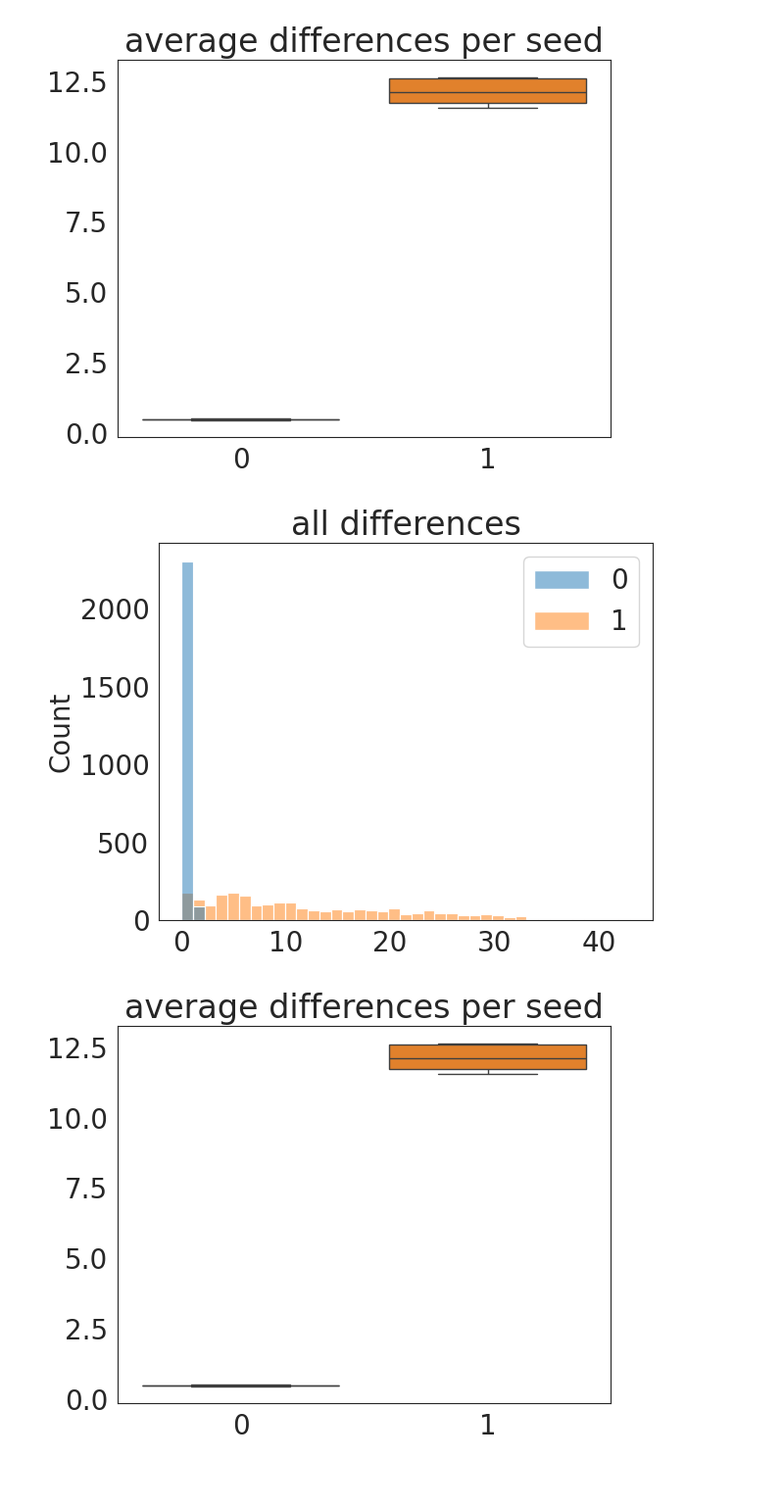
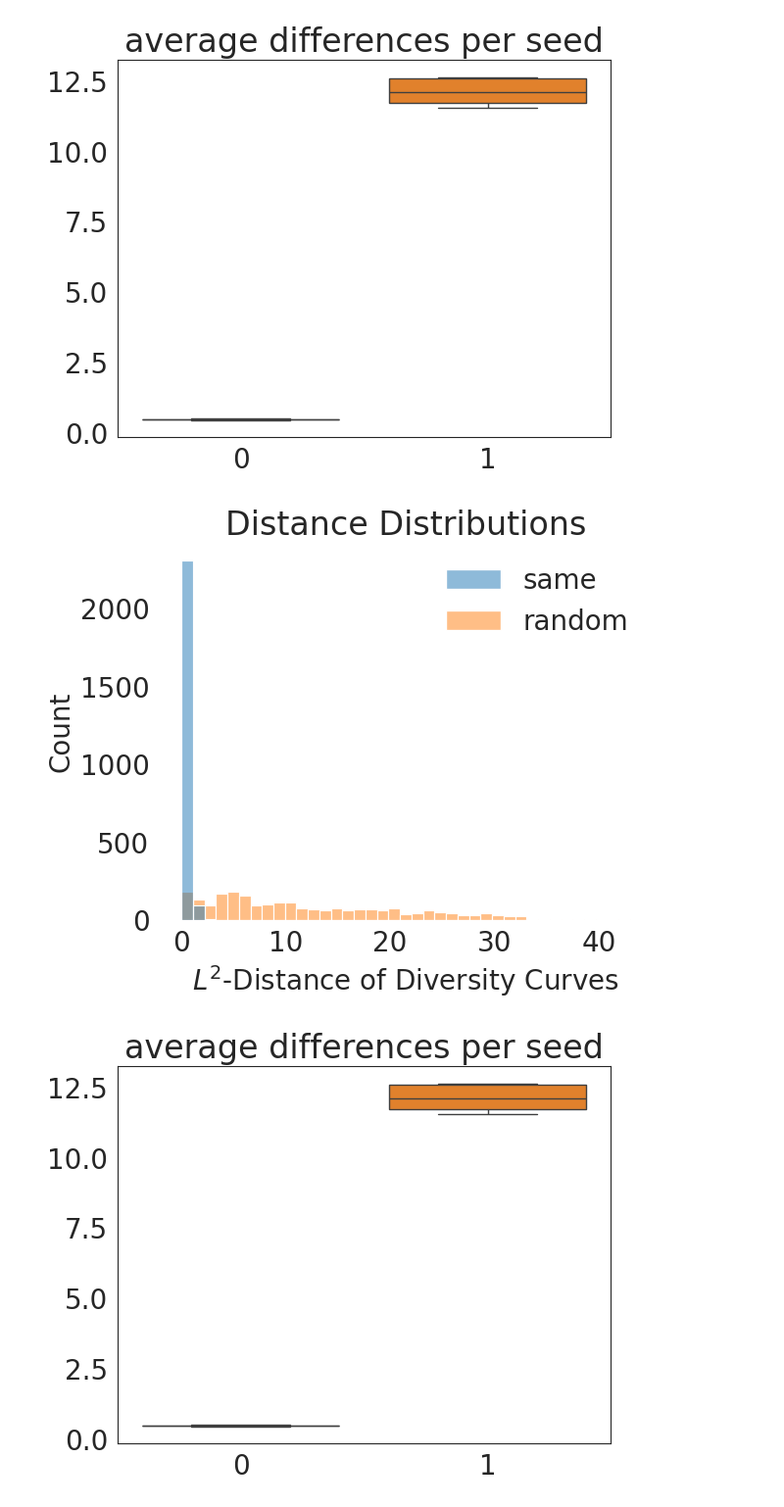
Before and after one commit to aidos-lab/diversity_curves, a Jupyter notebook: simulations/ablation_distributions/seed_stability.ipynb, the cells around one changed output. Shown at 98% size. Saved outputs shown, nothing was run; the diff lists cells and outputs as text; code cells hidden in the pictures; blank space fills up the shorter version.

Commit message:
nicer plot for histogram

```diff
--- a/simulations/ablation_distributions/seed_stability.ipynb
+++ b/simulations/ablation_distributions/seed_stability.ipynb
@@ -662,25 +677,36 @@ plt.show()
 # %%
 # plotting all differences, so n_seeds*len(G_nx) differences, between the
 # curves from different seeds and the mean curve over all seeds
 all_diffs_list = list(all_diffs_meancurve.loc['same'])
 all_rand_diffs_list= list(all_diffs_meancurve.loc['rand'])
 
 fig, ax = plt.subplots(ncols=1, nrows=1, figsize=(6.5,5))
 # sns.violinplot([all_diffs_model, all_rand_diffs_model])
-sns.histplot([all_diffs_list, all_rand_diffs_list])
-ax.set_title(f'all differences')
+# sns.histplot([all_diffs_list, all_rand_diffs_list])
+sns.histplot({'same': all_diffs_list, 'random': all_rand_diffs_list}, ax=ax)
+sns.despine()
+ax.set_xlabel('$L^2$-Distance of Diversity Curves')
+ax.set_title(f'Distance Distributions')
+ax.spines['top'].set_visible(False)
+ax.spines['right'].set_visible(False)
+ax.spines['bottom'].set_visible(False)
+ax.spines['left'].set_visible(False)
+leg = ax.get_legend()
+if leg is not None:
+    leg.set_frame_on(False)
+# fig.savefig(f'./output/histplot_seed_stability.pdf', bbox_inches='tight', format='pdf')
 # sns.boxplot([all_diffs_model, all_rand_diffs_model])
 
 #plotting the average mean distance over all graphs per seed, control rand is if we compare a graph to a randomly chosen other graph in the mean curve
 seed_diffs_list = list(seed_diffs.loc['same_mean'])
 seed_rand_diffs_list = list(seed_diffs.loc['rand_mean'])
 
 fig, ax = plt.subplots(ncols=1, nrows=1, figsize=(6.5,5))
 # sns.violinplot([avg_diffs_model, avg_rand_diffs_model])
 # sns.histplot([avg_diffs_model, avg_rand_diffs_model])
 sns.boxplot([seed_diffs_list, seed_rand_diffs_list])
 ax.set_title(f'average differences per seed')
 plt.show()
 # %% [output]
-[figure, old version]
+[figure, new version]
 [figure]
```
Also changed, not shown: parts of 7 cells of this notebook.
